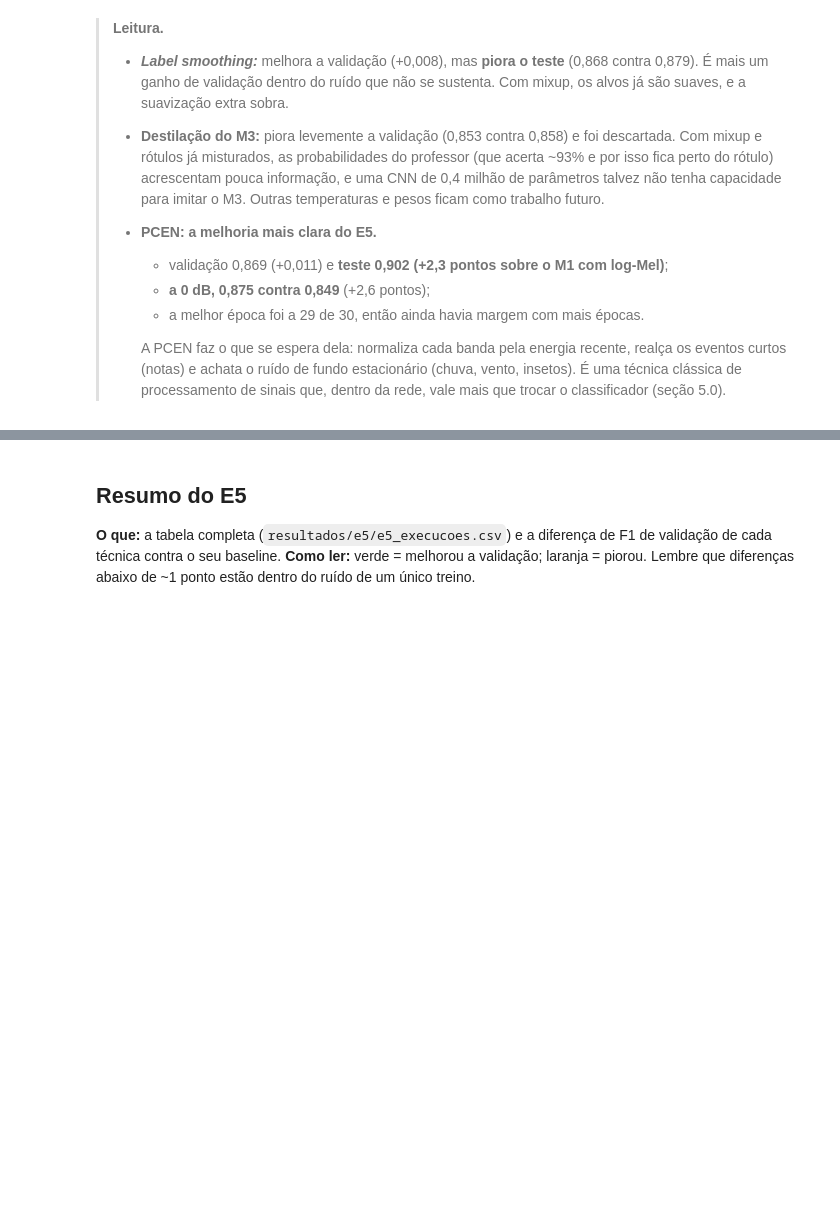
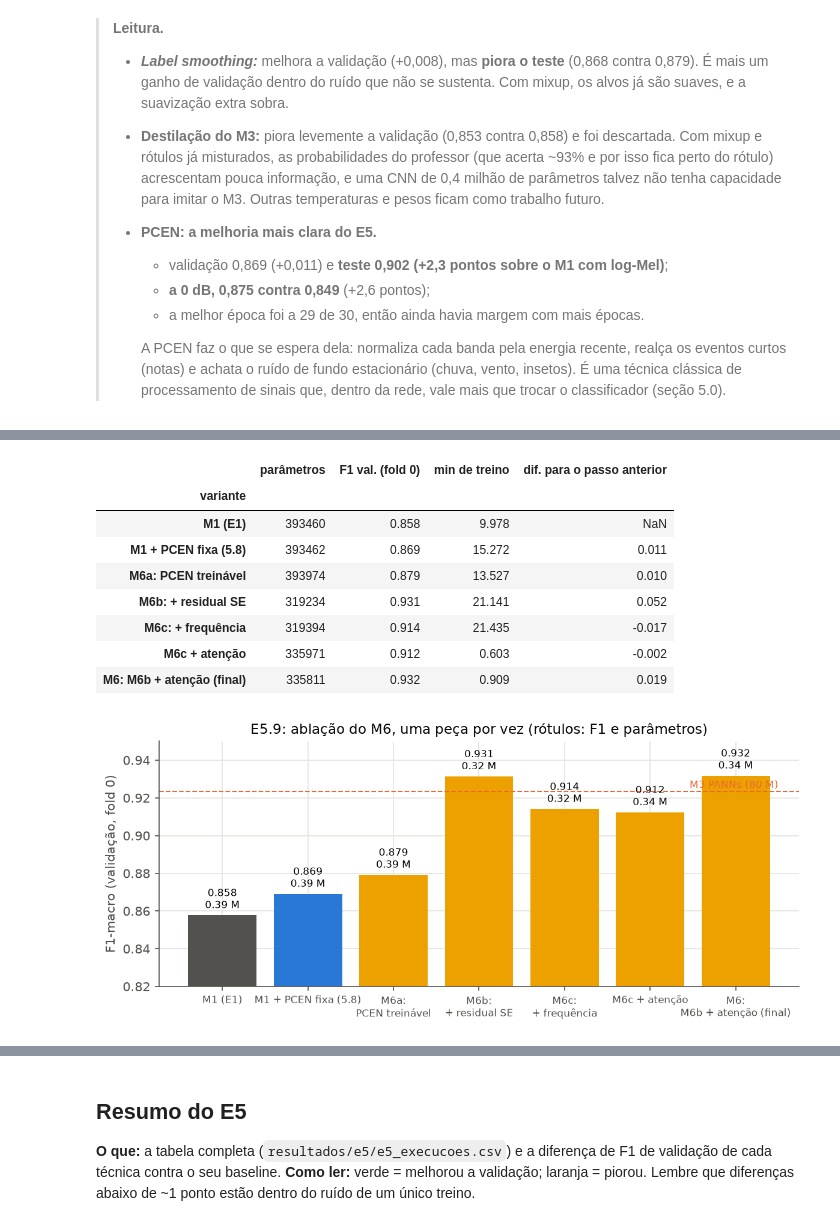
Before and after one commit to Giovanny29/birdclef-dl, a Jupyter notebook: notebooks/05_melhorias.ipynb, the cells around one changed output, grey strips where cells are left out. Drawn from its saved outputs; the diff is of its cells as text; code cells hidden in the pictures; blank space fills up the shorter version.

```diff
--- a/notebooks/05_melhorias.ipynb
+++ b/notebooks/05_melhorias.ipynb
@@ -518,0 +544,58 @@ display(mh.tabela().query("tecnica in ['label smoothing M1', 'destilação M3
+# %%
+from birdclef import m6 as m6mod
+passos = [("M1 (E1)", "M1", mh.nome_e1("M1"), None),
+          ("M1 + PCEN fixa (5.8)", "M1PCEN", "M1PCEN_todas_s42_f0", None),
+          ("M6a: PCEN treinável", "M6a", "M6a_todas_s42_f0", "PCEN M1"),
+          ("M6b: + residual SE", "M6b", "M6b_todas_s42_f0", "M6a: PCEN treinável"),
+          ("M6c: + frequência", "M6c", "M6c_todas_s42_f0", "M6b: + residual SE"),
+          ("M6c + atenção", "M6", "M6_todas_s42_f0", "M6c: + frequência"),
+          ("M6: M6b + atenção (final)", "M6bA", "M6bA_todas_s42_f0", "M6b: + residual SE")]
+linhas_m6, val_de = [], {}
+for rotulo, arq_mod, nome, anterior in passos:
+    if not (PASTA_CHECKPOINTS / f"{nome}.pt").exists():
+        print(f"(sem {nome})"); continue
+    ck = torch.load(PASTA_CHECKPOINTS / f"{nome}.pt", map_location="cpu", weights_only=False)
+    v = float(ck["metricas_val"]["f1_macro"]); val_de[rotulo] = v
+    rede = __import__("birdclef.modelos", fromlist=["criar"]).criar(arq_mod, 20, pretreinado=False)
+    linhas_m6.append({"variante": rotulo, "parâmetros": sum(p.numel() for p in rede.parameters() if p.requires_grad),
+                      "F1 val. (fold 0)": v, "min de treino": ck["segundos"] / 60})
+tab_m6 = pd.DataFrame(linhas_m6).set_index("variante")
+tab_m6["dif. para o passo anterior"] = tab_m6["F1 val. (fold 0)"].diff()
+display(tab_m6.round(4))
+
+# registro: cada peça contra o passo anterior; teste só para as mantidas
+for rotulo, arq_mod, nome, anterior in passos[2:]:
+    if rotulo not in val_de or anterior not in val_de and anterior != "PCEN M1":
+        continue
+    v_ant = val_de["M1 + PCEN fixa (5.8)"] if anterior == "PCEN M1" else val_de[anterior]
+    mantem = val_de[rotulo] > v_ant
+    teste = mh.f1(*reversed(mh.probs_teste(arq_mod, nome))) if mantem else None
+    mh.registrar(tecnica=f"M6 ablação: {rotulo}", modelo=arq_mod, o_que_mudou=mh.VARIANTES[nome][2] if nome in mh.VARIANTES
+                 else "atenção com portas sobre os embeddings das janelas da gravação (corpo e saída do M6c congelados)",
+                 base=anterior if anterior != "PCEN M1" else "M1 + PCEN fixa (5.8)", val_f1_base=v_ant, val_f1=val_de[rotulo],
+                 teste_f1_base=None, teste_f1=teste,
+                 minutos=float(tab_m6.loc[rotulo, "min de treino"]), veredito="mantém" if mantem else "descarta",
+                 obs=f"{int(tab_m6.loc[rotulo, 'parâmetros']):,} parâmetros".replace(",", "."))
+
+fig, ax = plt.subplots(figsize=(8, 3.6))
+cores = [graficos.TEXTO_2, graficos.SERIES[0]] + [graficos.SERIES[3]] * (len(tab_m6) - 2)
+ax.bar(range(len(tab_m6)), tab_m6["F1 val. (fold 0)"], color=cores[:len(tab_m6)])
+for i, (v, n) in enumerate(zip(tab_m6["F1 val. (fold 0)"], tab_m6["parâmetros"])):
+    ax.text(i, v + 0.002, f"{v:.3f}\n{n / 1e6:.2f} M", ha="center", va="bottom", fontsize=8)
+ax.axhline(float(e1.loc["M3", "val_f1_macro"]), color=graficos.SERIES[1], ls="--", lw=1)
+ax.text(len(tab_m6) - 0.5, float(e1.loc["M3", "val_f1_macro"]) + 0.002, "M3 PANNs (80 M)", ha="right", fontsize=8, color=graficos.SERIES[1])
+ax.set_xticks(range(len(tab_m6))); ax.set_xticklabels([r.replace(": ", ":\n") for r in tab_m6.index], fontsize=8)
+ax.set_ylim(0.82, 0.95); ax.set_ylabel("F1-macro (validação, fold 0)")
+ax.set_title("E5.9: ablação do M6, uma peça por vez (rótulos: F1 e parâmetros)")
+fig.tight_layout(); fig.savefig(FIG / "e5_m6_ablacao.png", dpi=150, bbox_inches="tight"); plt.show()
+# %% [output]
+|  | parâmetros | F1 val. (fold 0) | min de treino | dif. para o passo anterior |
+| variante |  |  |  |  |
+| M1 (E1) | 393460 | 0.858 | 9.978 | NaN |
+| M1 + PCEN fixa (5.8) | 393462 | 0.869 | 15.272 | 0.011 |
+| M6a: PCEN treinável | 393974 | 0.879 | 13.527 | 0.010 |
+| M6b: + residual SE | 319234 | 0.931 | 21.141 | 0.052 |
+| M6c: + frequência | 319394 | 0.914 | 21.435 | -0.017 |
+| M6c + atenção | 335971 | 0.912 | 0.603 | -0.002 |
+| M6: M6b + atenção (final) | 335811 | 0.932 | 0.909 | 0.019 |
+[figure, added]
```
Also changed, not shown: parts of 12 cells of this notebook, 16 other files.
